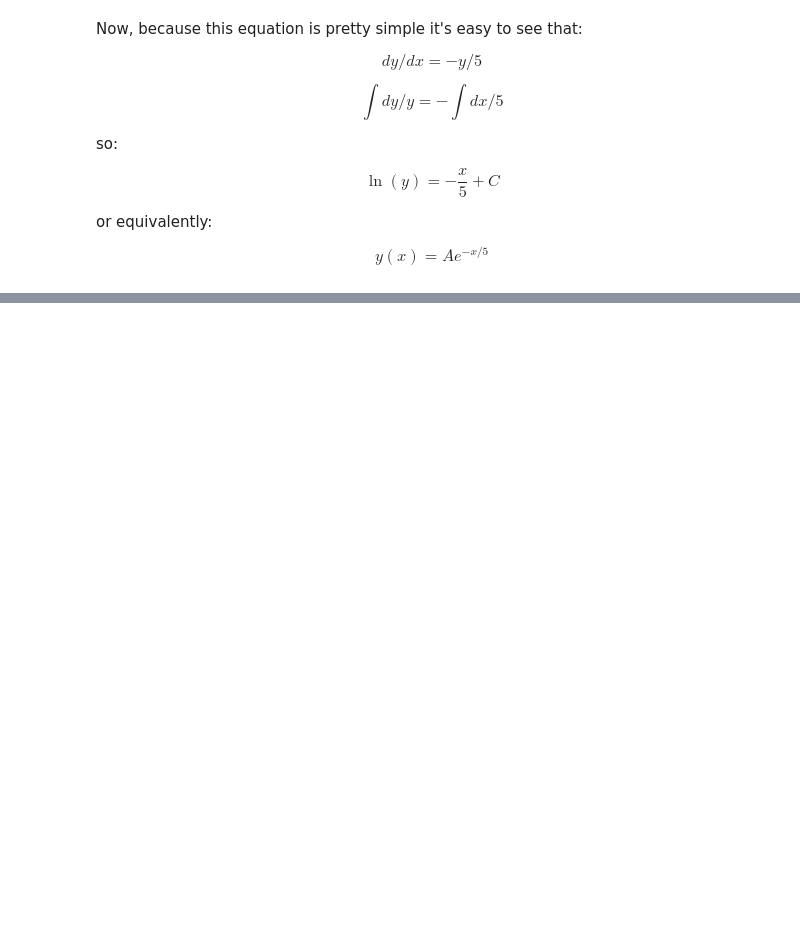
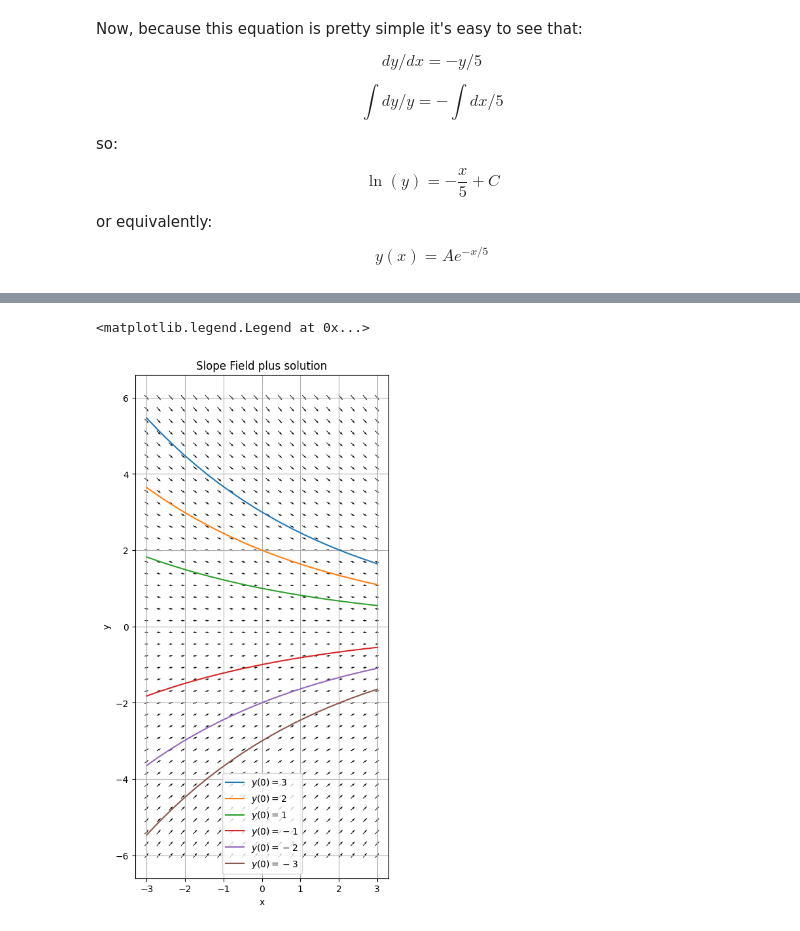
Before and after one commit to 201820-SWEN-230/MATH-330-Activities, a Jupyter notebook: Activity1_SlopeFields.ipynb, the cells around one changed output, grey strips where cells are left out. Saved outputs shown, nothing was run; the diff lists cells and outputs as text; code cells hidden in the pictures; blank space fills up the shorter version.

```diff
--- a/Activity1_SlopeFields.ipynb
+++ b/Activity1_SlopeFields.ipynb
@@ -158,0 +195,25 @@ $$ y(x) = A e^{-x/5} $$
+# %%
+xdomain = np.linspace(-3,3,20)
+ydomain = np.linspace(-6,6,40)
+
+x,y = np.meshgrid(xdomain, ydomain)
+
+u = 1
+v = -y/5
+
+plt.figure(figsize=(5,10))
+plt.quiver(x,y,u,v,pivot='mid')
+plt.plot(xdomain, 3*np.exp(-xdomain/5),label="$y(0)=3$")
+plt.plot(xdomain, 2*np.exp(-xdomain/5),label="$y(0)=2$")
+plt.plot(xdomain, 1*np.exp(-xdomain/5),label="$y(0)=1$")
+plt.plot(xdomain, -1*np.exp(-xdomain/5),label="$y(0)=-1$")
+plt.plot(xdomain, -2*np.exp(-xdomain/5),label="$y(0)=-2$")
+plt.plot(xdomain, -3*np.exp(-xdomain/5),label="$y(0)=-3$")
+plt.grid()
+plt.xlabel("x")
+plt.ylabel("y")
+plt.title("Slope Field plus solution")
+plt.legend()
+# %% [output]
+<matplotlib.legend.Legend at 0x...>
+[figure, added]
```
Also changed, not shown: parts of 16 cells of this notebook.
